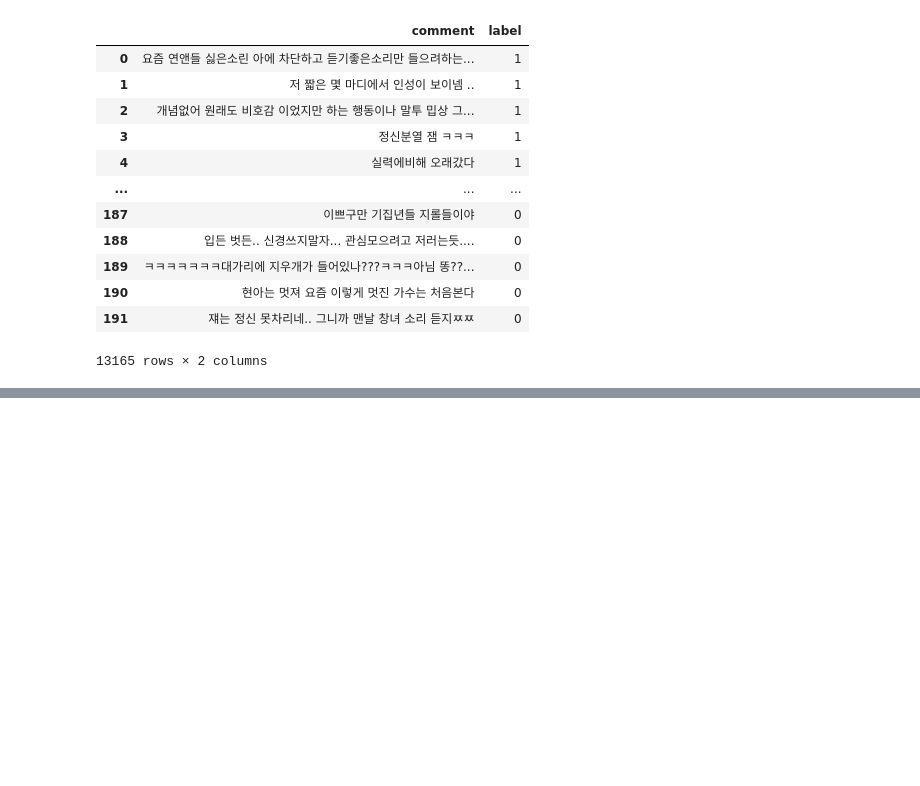
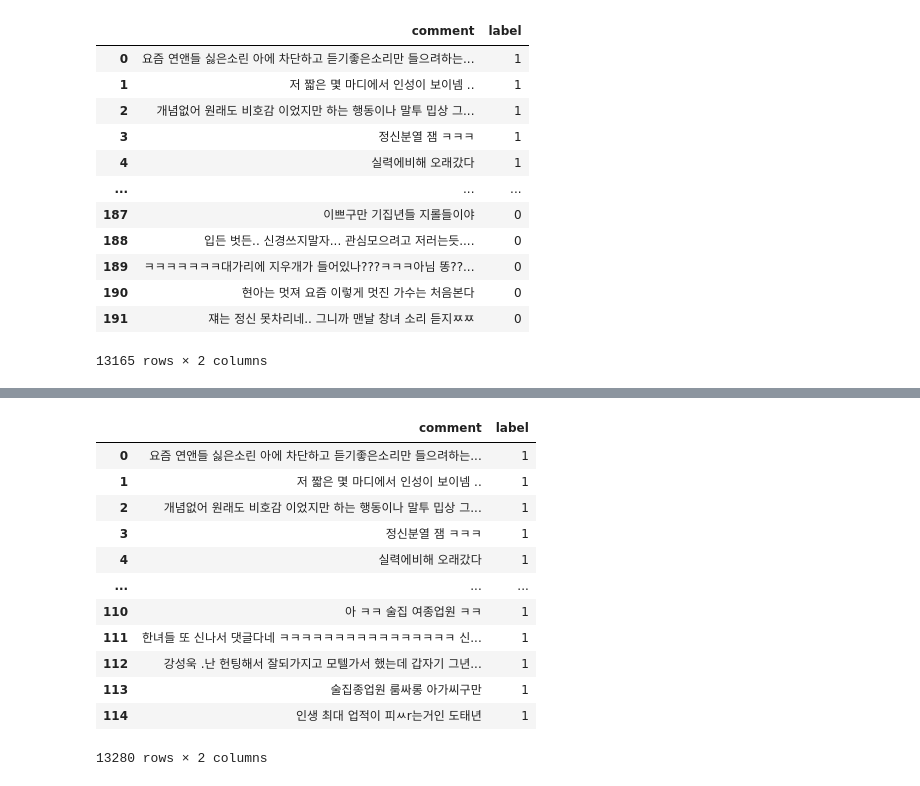
Before and after one commit to sooyeon-go/grad_project, a Jupyter notebook: comment_crawling_r/comment2_csv.ipynb, the cells around one changed output, grey strips where cells are left out. Saved outputs shown, nothing was run; the diff lists cells and outputs as text; code cells hidden in the pictures; blank space fills up the shorter version.

```diff
--- a/comment_crawling_r/comment2_csv.ipynb
+++ b/comment_crawling_r/comment2_csv.ipynb
@@ -897,0 +939,17 @@ fi13
+# %%
+fi14 = fi13.append(dic15)
+fi14
+# %% [output]
+|  | comment | label |
+| 0 | 요즘 연앤들 싫은소린 아에 차단하고 듣기좋은소리만 들으려하는... | 1 |
+| 1 | 저 짧은 몇 마디에서 인성이 보이넴 .. | 1 |
+| 2 | 개념없어 원래도 비호감 이었지만 하는 행동이나 말투 밉상 그... | 1 |
+| 3 | 정신분열 잼 ㅋㅋㅋ | 1 |
+| 4 | 실력에비해 오래갔다 | 1 |
+| ... | ... | ... |
+| 110 | 아 ㅋㅋ 술집 여종업원 ㅋㅋ | 1 |
+| 111 | 한녀들 또 신나서 댓글다네 ㅋㅋㅋㅋㅋㅋㅋㅋㅋㅋㅋㅋㅋㅋㅋㅋ 신... | 1 |
+| 112 | 강성욱 .난 헌팅해서 잘되가지고 모텔가서 했는데 갑자기 그년... | 1 |
+| 113 | 술집종업원 룸싸롱 아가씨구만 | 1 |
+| 114 | 인생 최대 업적이 피ㅆr는거인 도태년 | 1 |
+13280 rows × 2 columns
```
Also changed, not shown: parts of 2 cells of this notebook.
